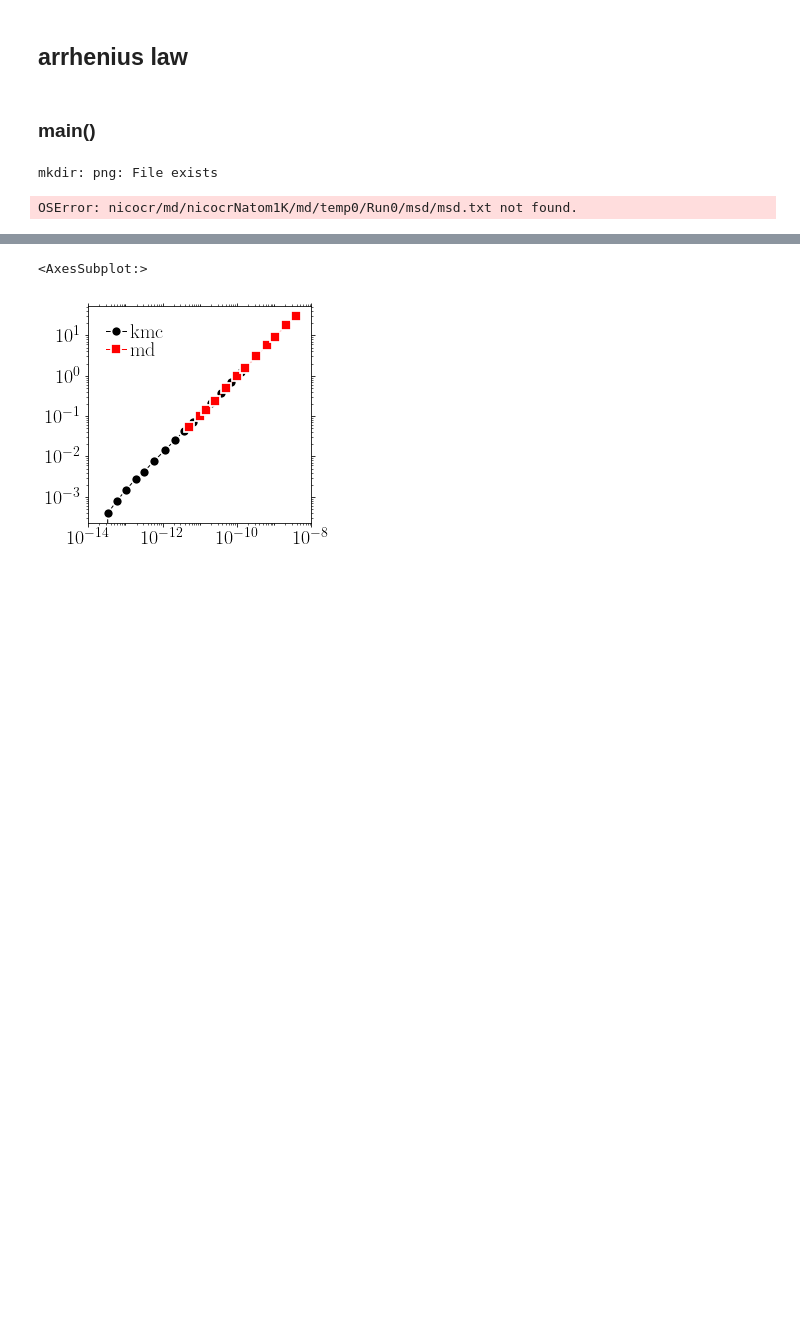
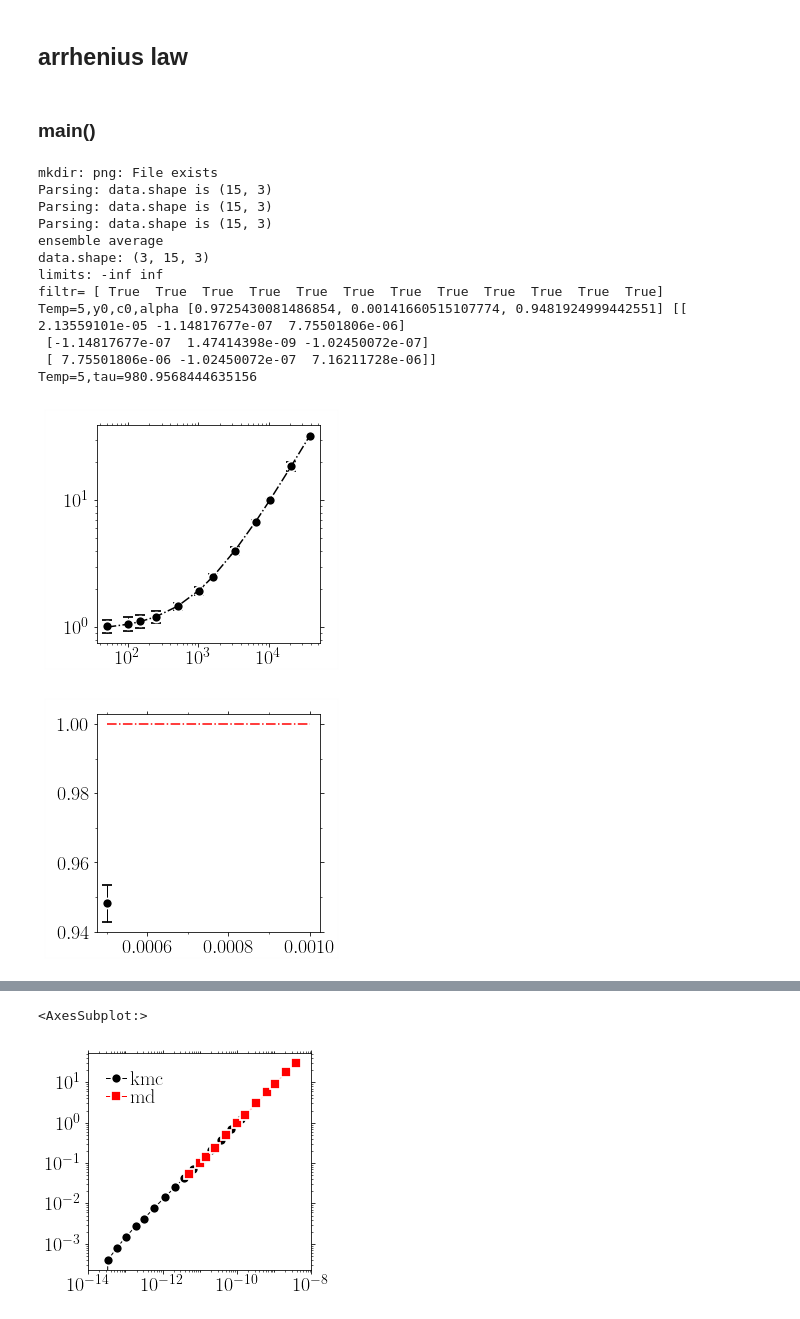
Before and after one commit to kkarimi62/vacancyDiffusion, a Jupyter notebook: postproc/test.ipynb, the cells around one changed output, grey strips where cells are left out. Cells and saved outputs as stored; diff of their text form; code cells hidden in the pictures; blank space fills up the shorter version.

```diff
--- a/postproc/test.ipynb
+++ b/postproc/test.ipynb
@@ -1278,7 +1278,7 @@ def main():
     !mkdir png
     #--- temp object
     temp = Temperature(
-        [0,1,2,3,4,5],3,
+        [5],3,
          verbose = True,
                      )
     #
@@ -1314,34 +1314,46 @@ def main():
 #            p0=[[1e-2, 1e6, 1.0]],
              sigma=True, #--- comment for ni
 #             xlo=1e-12,
              plotAttrs={'yscale':'log',
                   'xscale':'log',
 #                   'xlim':(4e-13,8e-4),
 #                   'ylim':(1e-4,1e-2),
 #                     'xstr':r'$t\mathrm{(s)}$',
 #                   'ystr':r'msd(A$^2$)',
                         'ndecade_x':1,
                     'bbox_to_anchor':(-0.05,0.33,0.5,0.5),
                    'title':'png/msd_temp_cantor_fit.png'},
             )
 
 
 
     temp.PlotExponent(np.array([2000]),**{
 #                  'yscale':'log',
 #                   'xlim':(1e-10,1e-3),
 #                   'ylim':(.5,1.1),
 #                   xstr=r'$1/T(K^{-1})$',
 #                   ystr=r'$D(m^2/s)$',
 #                    'title':'png/alpha_temp_ni.png',
                     }
                 )
 
     return temp
 temp_md = main()
 # %% [output]
 mkdir: png: File exists
+Parsing: data.shape is (15, 3)
+Parsing: data.shape is (15, 3)
+Parsing: data.shape is (15, 3)
+ensemble average
+data.shape: (3, 15, 3)
+limits: -inf inf
+filtr= [ True  True  True  True  True  True  True  True  True  True  True  True]
+Temp=5,y0,c0,alpha [0.9725430081486854, 0.00141660515107774, 0.9481924999442551] [[ 2.13559101e-05 -1.14817677e-07  7.75501806e-06]
+ [-1.14817677e-07  1.47414398e-09 -1.02450072e-07]
+ [ 7.75501806e-06 -1.02450072e-07  7.16211728e-06]]
+Temp=5,tau=980.9568444635156
-OSError: nicocr/md/nicocrNatom1K/md/temp0/Run0/msd/msd.txt not found.
+[figure, added]
+[figure, added]
 # %%
 def main():
 
```
Also changed, not shown: parts of 2 cells of this notebook.
